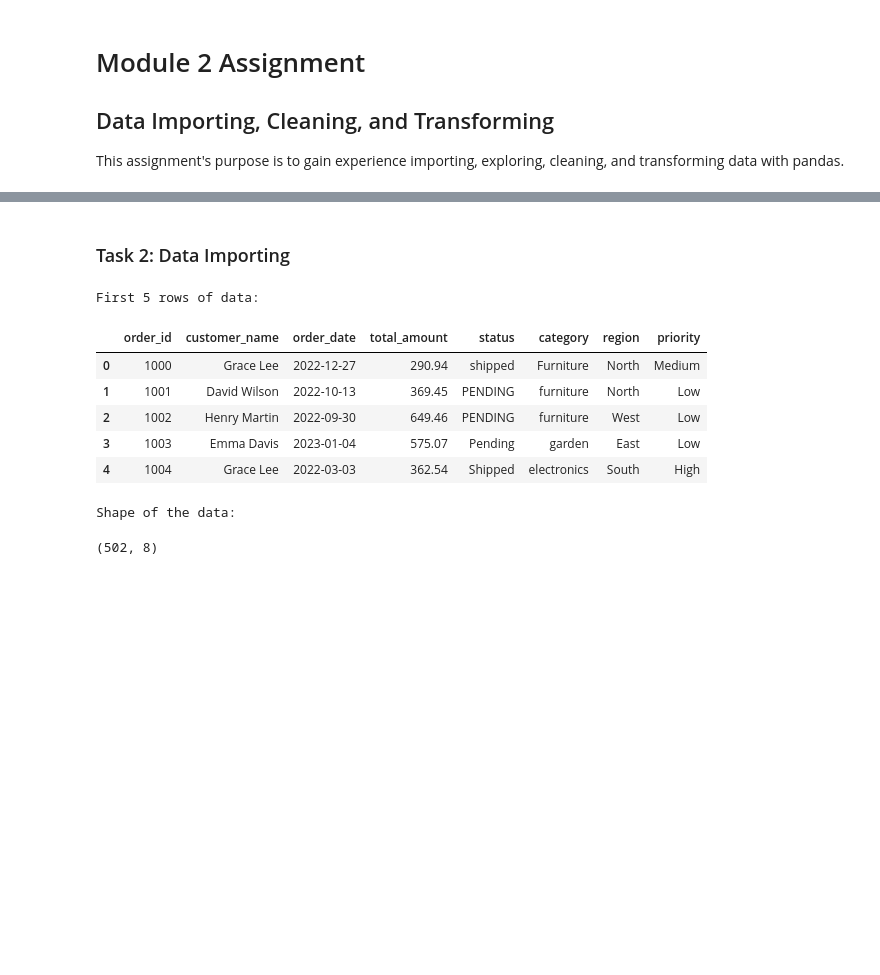
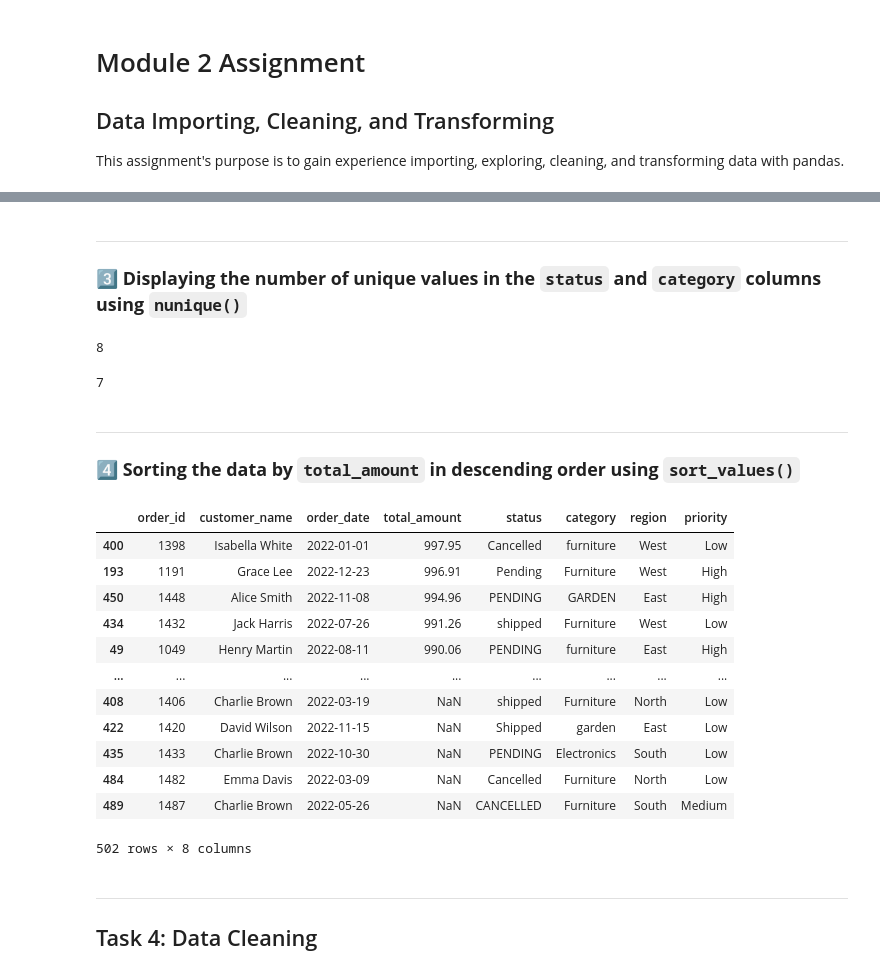
Before and after one commit to tysenh1/data-analysis-assignment-2, a Jupyter notebook: assignment2_tysen_heck.ipynb, the cells around one changed output, grey strips where cells are left out. Drawn from its saved outputs; the diff is of its cells as text; code cells hidden in the pictures; blank space fills up the shorter version.

Commit message:
Completed the assignment

```diff
--- a/assignment2_tysen_heck.ipynb
+++ b/assignment2_tysen_heck.ipynb
@@ -7,26 +114,36 @@ This assignment's purpose is to gain experience importing, exploring, cleaning,
+# %% [markdown]
+---
+
+### 3️⃣ **Displaying the number of unique values in the `status` and `category` columns using `nunique()`**
+# %%
+df['status'].nunique()
+# %% [output]
+8
+# %%
+df['category'].nunique()
+# %% [output]
+7
+# %% [markdown]
+---
+
+### 4️⃣ **Sorting the data by `total_amount` in descending order using `sort_values()`**
+# %%
+df.sort_values(by="total_amount", ascending=False)
+# %% [output]
+|  | order_id | customer_name | order_date | total_amount | status | category | region | priority |
+| 400 | 1398 | Isabella White | 2022-01-01 | 997.95 | Cancelled | furniture | West | Low |
+| 193 | 1191 | Grace Lee | 2022-12-23 | 996.91 | Pending | Furniture | West | High |
+| 450 | 1448 | Alice Smith | 2022-11-08 | 994.96 | PENDING | GARDEN | East | High |
+| 434 | 1432 | Jack Harris | 2022-07-26 | 991.26 | shipped | Furniture | West | Low |
+| 49 | 1049 | Henry Martin | 2022-08-11 | 990.06 | PENDING | furniture | East | High |
+| ... | ... | ... | ... | ... | ... | ... | ... | ... |
+| 408 | 1406 | Charlie Brown | 2022-03-19 | NaN | shipped | Furniture | North | Low |
+| 422 | 1420 | David Wilson | 2022-11-15 | NaN | Shipped | garden | East | Low |
+| 435 | 1433 | Charlie Brown | 2022-10-30 | NaN | PENDING | Electronics | South | Low |
+| 484 | 1482 | Emma Davis | 2022-03-09 | NaN | Cancelled | Furniture | North | Low |
+| 489 | 1487 | Charlie Brown | 2022-05-26 | NaN | CANCELLED | Furniture | South | Medium |
+502 rows × 8 columns
 # %% [markdown]
-### Task 2: Data Importing
+---
+
+## Task 4: Data Cleaning
-# %%
-import pandas as pd
-
-# Loads the csv file
-data = pd.read_csv("./Dataset_for_Module_2_Assignment.csv")
-
-df = pd.DataFrame(data)
-# Displays the first 5 rows of the data
-print("First 5 rows of data:")
-df.head()
-# %% [output]
-First 5 rows of data:
-|  | order_id | customer_name | order_date | total_amount | status | category | region | priority |
-| 0 | 1000 | Grace Lee | 2022-12-27 | 290.94 | shipped | Furniture | North | Medium |
-| 1 | 1001 | David Wilson | 2022-10-13 | 369.45 | PENDING | furniture | North | Low |
-| 2 | 1002 | Henry Martin | 2022-09-30 | 649.46 | PENDING | furniture | West | Low |
-| 3 | 1003 | Emma Davis | 2023-01-04 | 575.07 | Pending | garden | East | Low |
-| 4 | 1004 | Grace Lee | 2022-03-03 | 362.54 | Shipped | electronics | South | High |
-# %%
-print("Shape of the data:")
-data.shape
-# %% [output]
-Shape of the data:
-(502, 8)
```
Also changed, not shown: parts of 41 cells of this notebook.
